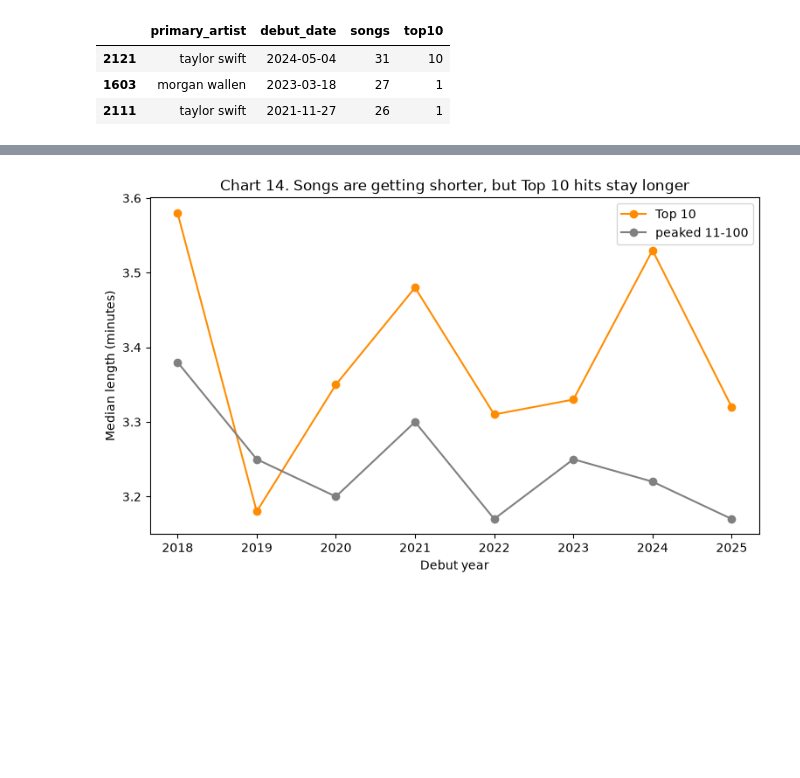
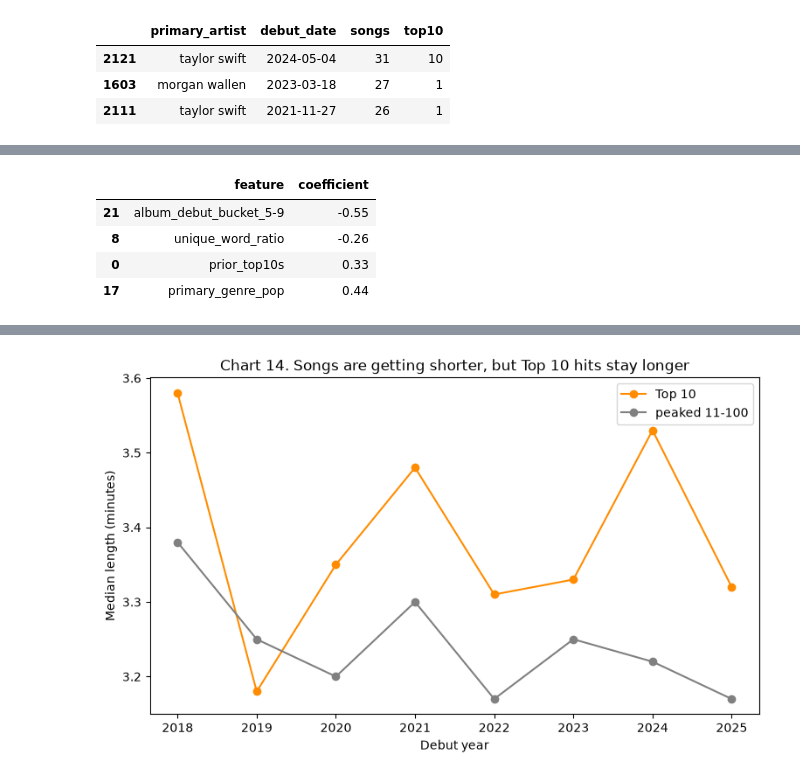
Before and after one commit to otawfik/billboard-top10, a Jupyter notebook: A05-Billboard-Top-10-Or-Not.ipynb, the cells around one changed output, grey strips where cells are left out. Saved outputs shown, nothing was run; the diff lists cells and outputs as text; code cells hidden in the pictures; blank space fills up the shorter version.

```diff
--- a/A05-Billboard-Top-10-Or-Not.ipynb
+++ b/A05-Billboard-Top-10-Or-Not.ipynb
@@ -2005,0 +1639,16 @@ median length, all songs, 2018: 3.4 | 2025: 3.18
+# %%
+# X is the inputs, y is the answer we want to predict.
+X = finished[full_features].copy()
+# The model needs numbers, so each genre and drop size becomes its own 0/1 column ("dummy").
+# drop_first removes one column per group (Latin, and released alone) to compare the others with.
+X = pd.get_dummies(X, columns=['primary_genre', 'album_debut_bucket'], drop_first=True)
+# True/False becomes 1.0/0.0.
+X = X.astype(float)
+y = finished['top10']
+
+# Split by year, not at random: the model learns from 2018-2024 and is tested on 2025-2026.
+Xtrain = X[finished['model_split'] == 'train']
+Xtest = X[finished['model_split'] == 'test']
+ytrain = y[finished['model_split'] == 'train']
+ytest = y[finished['model_split'] == 'test']
+Xtrain.shape, Xtest.shape
@@ -2005,0 +1682,18 @@ median length, all songs, 2018: 3.4 | 2025: 3.18
+# %%
+# Train the two logistic regression models and predict the test songs.
+from sklearn.linear_model import LogisticRegression
+from sklearn.metrics import confusion_matrix
+
+# Logistic regression turns the features into a chance of a Top 10 (0 to 1)
+# and predicts "Top 10" when that chance is above 0.5.
+# 1. choose the model (same setting as in class)
+baseline = LogisticRegression(solver='liblinear')
+# 2. learn from the 2018-2024 songs, using artist history only
+baseline.fit(Xtrain[baseline_features], ytrain)
+# 3. predict the 2025-2026 songs
+y_baseline = baseline.predict(Xtest[baseline_features])
+
+# The full model: the same steps with all the debut-week features.
+model = LogisticRegression(solver='liblinear')
+model.fit(Xtrain, ytrain)
+y_model = model.predict(Xtest)
@@ -2005,0 +1747,13 @@ median length, all songs, 2018: 3.4 | 2025: 3.18
+# %%
+# The full model's coefficients: how much each feature pushes toward or away from a Top 10.
+# The features are standardised, so each coefficient is the effect of a one-standard-deviation change.
+coefficients = pd.DataFrame({'feature': Xtrain.columns, 'coefficient': model.coef_[0]})
+coefficients = coefficients.sort_values('coefficient')
+# The two strongest pushes away and the two strongest pushes toward a Top 10.
+pd.concat([coefficients.head(2), coefficients.tail(2)]).round(2)
+# %% [output]
+|  | feature | coefficient |
+| 21 | album_debut_bucket_5-9 | -0.55 |
+| 8 | unique_word_ratio | -0.26 |
+| 0 | prior_top10s | 0.33 |
+| 17 | primary_genre_pop | 0.44 |
```
Also changed, not shown: parts of 323 cells of this notebook.
